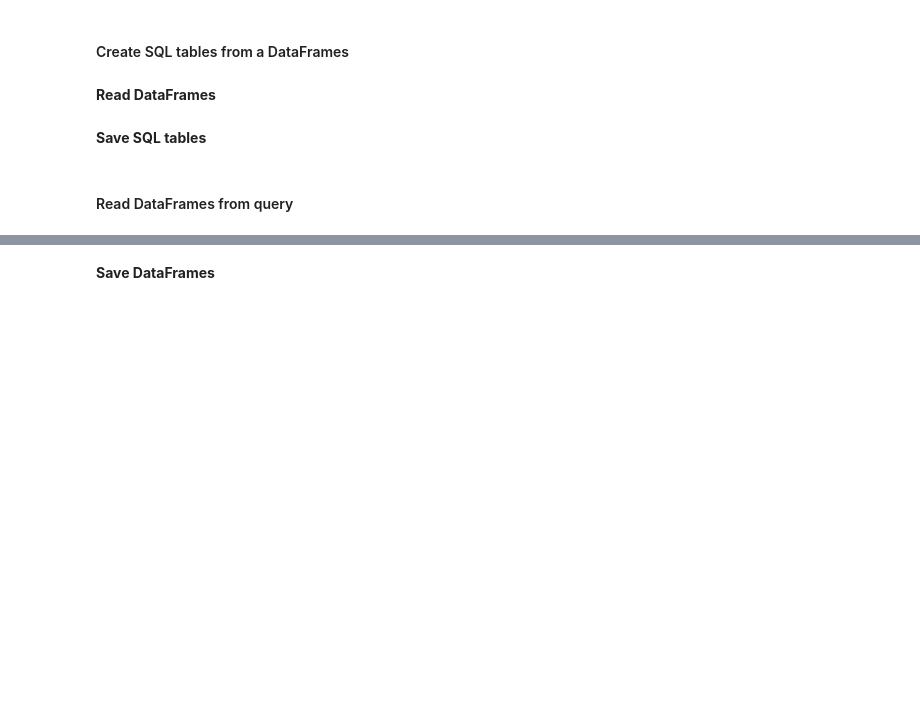
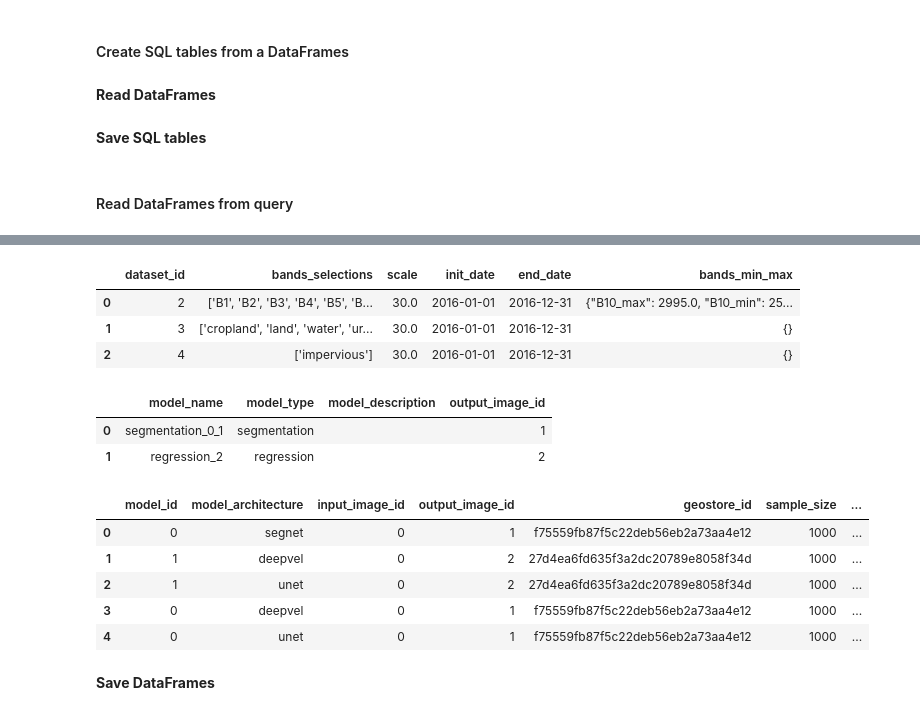
Before and after one commit to Skydipper/CNN-tests, a Jupyter notebook: notebooks/DeepLearning_pipeline_mockup.ipynb, the cells around one changed output, grey strips where cells are left out. Drawn from its saved outputs; the diff is of its cells as text; code cells hidden in the pictures; blank space fills up the shorter version.

Commit message:
connect pipeline to database

```diff
--- a/notebooks/DeepLearning_pipeline_mockup.ipynb
+++ b/notebooks/DeepLearning_pipeline_mockup.ipynb
@@ -186,0 +183,16 @@ versions = pd.read_sql("SELECT * FROM model_versions", con=engine).drop(columns=
+# %%
+def df_from_query(table_name):
+    queries = {
+        "dataset": "SELECT * FROM dataset",
+        "image": "SELECT * FROM image",
+        "model": "SELECT * FROM model",
+        "model_versions": "SELECT * FROM model_versions",
+    }
+
+    try:
+        if table_name in queries.keys():
+            df = pd.read_sql(queries.get(table_name), con=engine).drop(columns='id')
+
+        return df
+    except:
+        print("Table doesn't exist in database!")
@@ -187,2 +209,27 @@ versions = pd.read_sql("SELECT * FROM model_versions", con=engine).drop(columns=
+# %%
+images = df_from_query('image')
+images.head()
+# %% [output]
+|  | dataset_id | bands_selections | scale | init_date | end_date | bands_min_max |
+| 0 | 2 | ['B1', 'B2', 'B3', 'B4', 'B5', 'B... | 30.0 | 2016-01-01 | 2016-12-31 | {"B10_max": 2995.0, "B10_min": 25... |
+| 1 | 3 | ['cropland', 'land', 'water', 'ur... | 30.0 | 2016-01-01 | 2016-12-31 | {} |
+| 2 | 4 | ['impervious'] | 30.0 | 2016-01-01 | 2016-12-31 | {} |
+# %%
+models = df_from_query('model')
+models.head()
+# %% [output]
+|  | model_name | model_type | model_description | output_image_id |
+| 0 | segmentation_0_1 | segmentation |  | 1 |
+| 1 | regression_2 | regression |  | 2 |
+# %%
+versions = df_from_query('model_versions')
+versions.head()
+# %% [output]
+|  | model_id | model_architecture | input_image_id | output_image_id | geostore_id | sample_size | ... |
+| 0 | 0 | segnet | 0 | 1 | f75559fb87f5c22deb56eb2a73aa4e12 | 1000 | ... |
+| 1 | 1 | deepvel | 0 | 2 | 27d4ea6fd635f3a2dc20789e8058f34d | 1000 | ... |
+| 2 | 1 | unet | 0 | 2 | 27d4ea6fd635f3a2dc20789e8058f34d | 1000 | ... |
+| 3 | 0 | deepvel | 0 | 1 | f75559fb87f5c22deb56eb2a73aa4e12 | 1000 | ... |
+| 4 | 0 | unet | 0 | 1 | f75559fb87f5c22deb56eb2a73aa4e12 | 1000 | ... |
 # %% [markdown]
 **Save DataFrames**
```
Also changed, not shown: parts of 66 cells of this notebook, 12 other files.
